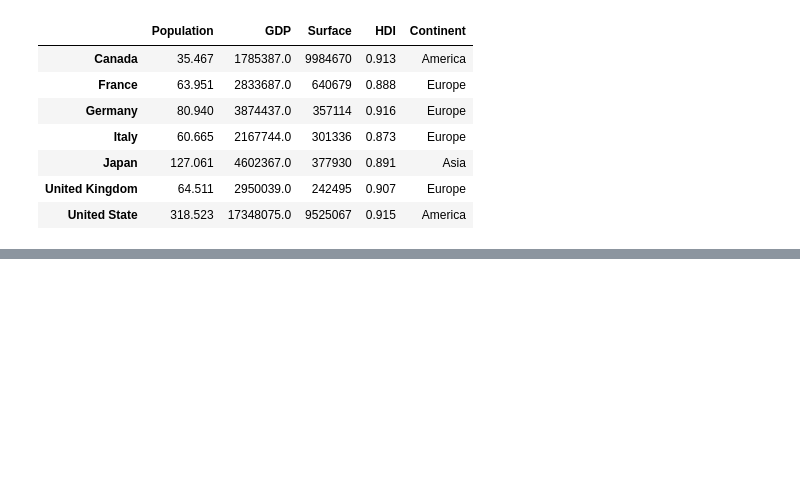
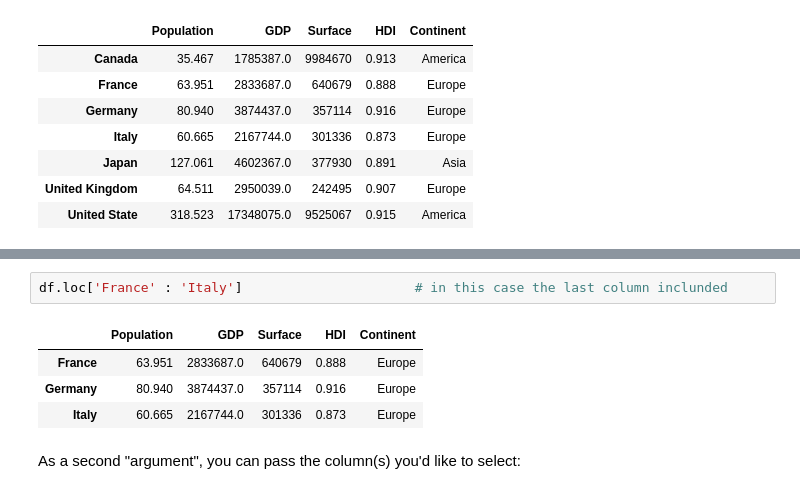
Before and after one commit to christos8566/freecodecamp_data_analysis.res, a Jupyter notebook: pandas_lessons/3#pandas_DataFrame_lecture.ipynb, the cells around one changed output, grey strips where cells are left out. Cells and saved outputs as stored; diff of their text form; blank space fills up the shorter version.

```diff
--- a/pandas_lessons/3#pandas_DataFrame_lecture.ipynb
+++ b/pandas_lessons/3#pandas_DataFrame_lecture.ipynb
@@ -73,0 +258,9 @@ df
+# %%
+df.loc['France' : 'Italy']                      # in this case the last column inclunded
+# %% [output]
+|  | Population | GDP | Surface | HDI | Continent |
+| France | 63.951 | 2833687.0 | 640679 | 0.888 | Europe |
+| Germany | 80.940 | 3874437.0 | 357114 | 0.916 | Europe |
+| Italy | 60.665 | 2167744.0 | 301336 | 0.873 | Europe |
+# %% [markdown]
+As a second "argument", you can pass the column(s) you'd like to select:
```
Also changed, not shown: parts of 44 cells of this notebook.
